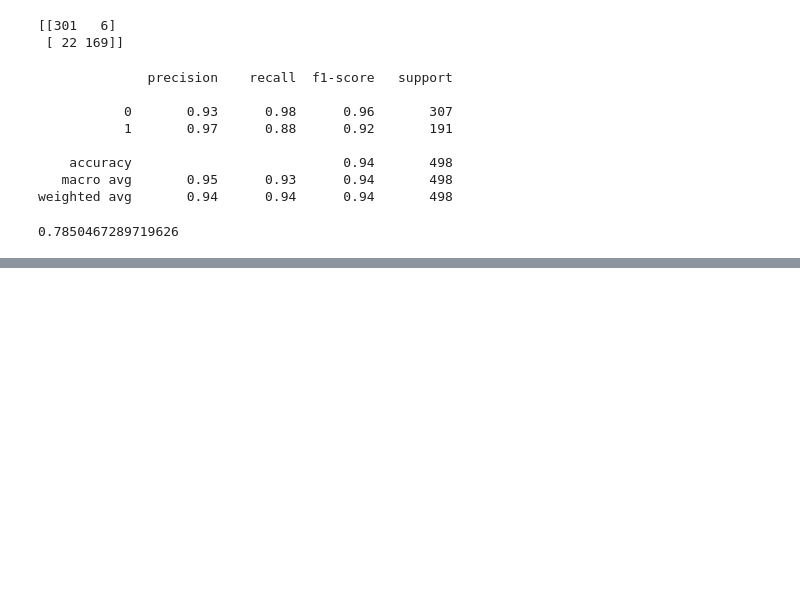
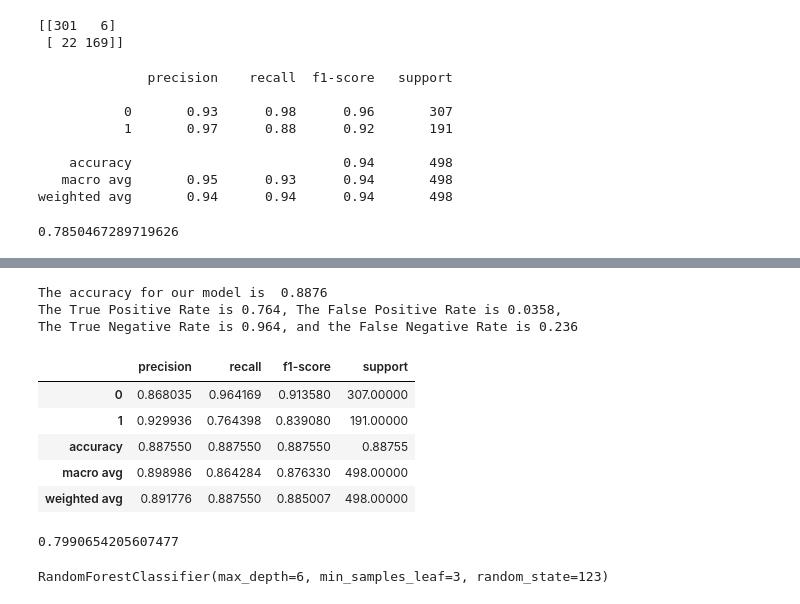
Before and after one commit to watermanbrandyn/classification-exercises, a Jupyter notebook: model.ipynb, the cells around one changed output, grey strips where cells are left out. Cells and saved outputs as stored; diff of their text form; code cells hidden in the pictures; blank space fills up the shorter version.

```diff
--- a/model.ipynb
+++ b/model.ipynb
@@ -518,0 +610,30 @@ rf.score(x_validate, y_validate)
+# %%
+accuracy = rf.score(x_train, y_train)
+y_pred = rf.predict(x_train)
+conf = confusion_matrix(y_train, y_pred)
+class_report = pd.DataFrame(classification_report(y_train, y_pred, output_dict=True)).T
+conf = confusion_matrix(y_train, y_pred)
+tpr = conf[1][1] / conf[1].sum()
+fpr = conf[0][1] / conf[0].sum()
+tnr = conf[0][0] / conf[0].sum()
+fnr = conf[1][0] / conf[1].sum()
+print(f'''
+The accuracy for our model is {accuracy: .4}
+The True Positive Rate is {tpr:.3}, The False Positive Rate is {fpr:.3},
+The True Negative Rate is {tnr:.3}, and the False Negative Rate is {fnr:.3}
+''')
+class_report
+# %% [output]
+The accuracy for our model is  0.8876
+The True Positive Rate is 0.764, The False Positive Rate is 0.0358,
+The True Negative Rate is 0.964, and the False Negative Rate is 0.236
+|  | precision | recall | f1-score | support |
+| 0 | 0.868035 | 0.964169 | 0.913580 | 307.00000 |
+| 1 | 0.929936 | 0.764398 | 0.839080 | 191.00000 |
+| accuracy | 0.887550 | 0.887550 | 0.887550 | 0.88755 |
+| macro avg | 0.898986 | 0.864284 | 0.876330 | 498.00000 |
+| weighted avg | 0.891776 | 0.887550 | 0.885007 | 498.00000 |
+# %%
+rf.score(x_validate, y_validate)
+# %% [output]
+0.7990654205607477
@@ -518,0 +643,4 @@ rf.score(x_validate, y_validate)
+# %%
+rf.fit(x_train, y_train)
+# %% [output]
+RandomForestClassifier(max_depth=6, min_samples_leaf=3, random_state=123)
```
Also changed, not shown: parts of 31 cells of this notebook.
